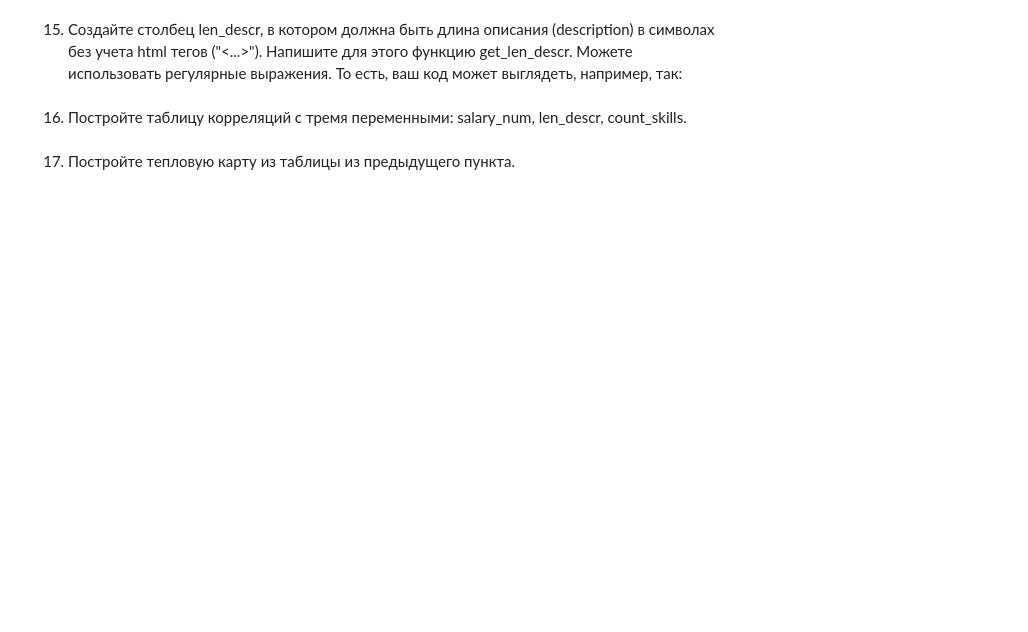
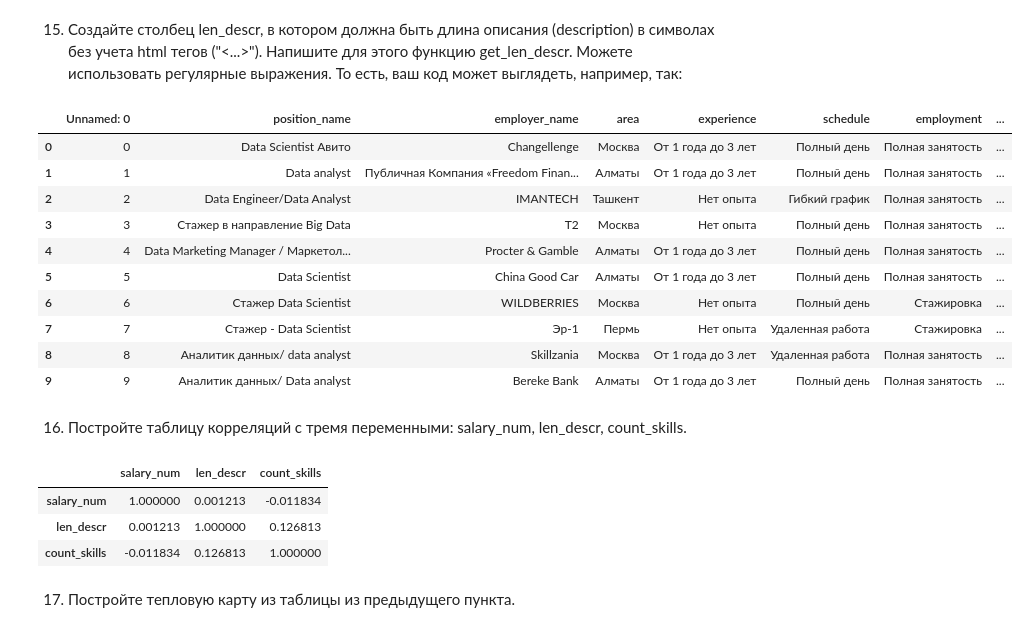
Before and after one commit to Sepulka-droid/Python_for_DE, a Jupyter notebook: task_03_EDA/3_Анализ_данных.ipynb, the cells around one changed output. Cells and saved outputs as stored; diff of their text form; code cells hidden in the pictures; blank space fills up the shorter version.

```diff
--- a/task_03_EDA/3_Анализ_данных.ipynb
+++ b/task_03_EDA/3_Анализ_данных.ipynb
@@ -766,13 +803,23 @@ print(f"Процент вакансий, ртебующих знания python:
 15. Создайте столбец len_descr, в котором должна быть длина описания (description) в символах без учета html тегов ("<...>"). Напишите для этого функцию get_len_descr.  Можете использовать регулярные выражения.
 То есть, ваш код может выглядеть, например, так:
 # %%
-import re
+def get_len_descr(descr):
+  clean_descr = re.sub(r'<[^>]+>', '', descr)
+  return len(clean_descr)
 
-def get_len_descr(descr):
-  clean_descr = re.sub( # ваш код
-  # ваш код
-  return len_descr
-
-df['len_descr'] = df['description'].apply(# ваш код)
+df['len_descr'] = df['description'].apply(get_len_descr)
+df.head(10)
+# %% [output]
+|  | Unnamed: 0 | position_name | employer_name | area | experience | schedule | employment | ... |
+| 0 | 0 | Data Scientist Авито | Changellenge | Москва | От 1 года до 3 лет | Полный день | Полная занятость | ... |
+| 1 | 1 | Data analyst | Публичная Компания «Freedom Finan... | Алматы | От 1 года до 3 лет | Полный день | Полная занятость | ... |
+| 2 | 2 | Data Engineer/Data Analyst | IMANTECH | Ташкент | Нет опыта | Гибкий график | Полная занятость | ... |
+| 3 | 3 | Стажер в направление Big Data | T2 | Москва | Нет опыта | Полный день | Полная занятость | ... |
+| 4 | 4 | Data Marketing Manager / Маркетол... | Procter & Gamble | Алматы | От 1 года до 3 лет | Полный день | Полная занятость | ... |
+| 5 | 5 | Data Scientist | China Good Car | Алматы | От 1 года до 3 лет | Полный день | Полная занятость | ... |
+| 6 | 6 | Стажер Data Scientist | WILDBERRIES | Москва | Нет опыта | Полный день | Стажировка | ... |
+| 7 | 7 | Стажер - Data Scientist | Эр-1 | Пермь | Нет опыта | Удаленная работа | Стажировка | ... |
+| 8 | 8 | Аналитик данных/ data analyst | Skillzania | Москва | От 1 года до 3 лет | Удаленная работа | Полная занятость | ... |
+| 9 | 9 | Аналитик данных/ Data analyst | Bereke Bank | Алматы | От 1 года до 3 лет | Полный день | Полная занятость | ... |
 # %% [markdown]
 16. Постройте таблицу корреляций с тремя переменными: salary_num, len_descr, count_skills.
@@ -781,2 +826,11 @@ df['len_descr'] = df['description'].apply(# ваш код)
+# %%
+correlation_data = df[['salary_num', 'len_descr', 'count_skills']]
+correlation_matrix = correlation_data.corr()
+correlation_matrix
+# %% [output]
+|  | salary_num | len_descr | count_skills |
+| salary_num | 1.000000 | 0.001213 | -0.011834 |
+| len_descr | 0.001213 | 1.000000 | 0.126813 |
+| count_skills | -0.011834 | 0.126813 | 1.000000 |
 # %% [markdown]
 17. Постройте тепловую карту из таблицы из предыдущего пункта.
```
Also changed, not shown: parts of 20 cells of this notebook, 1 other file.
